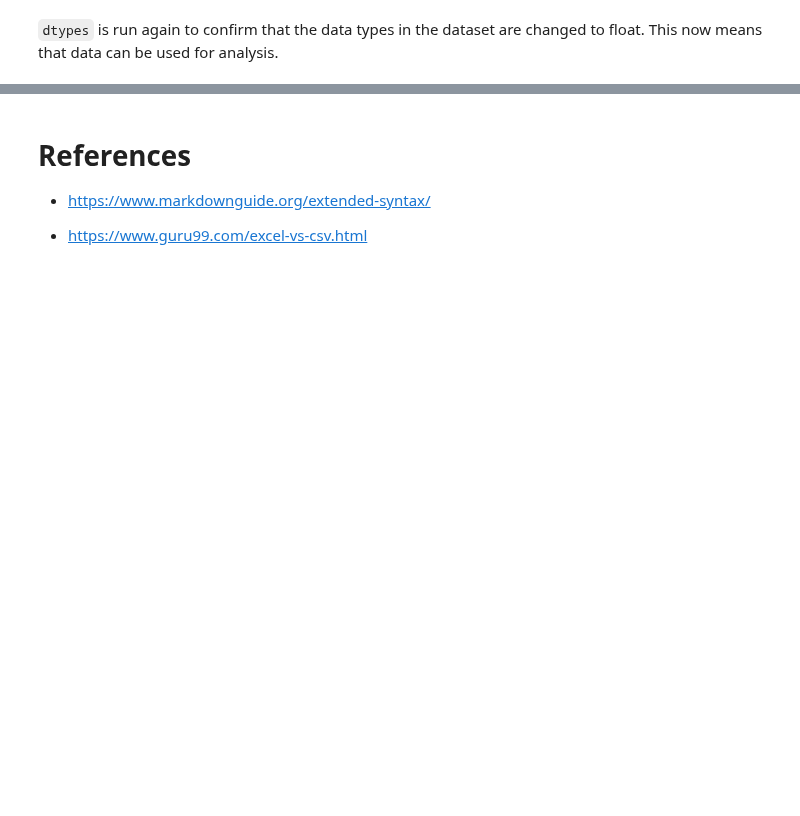
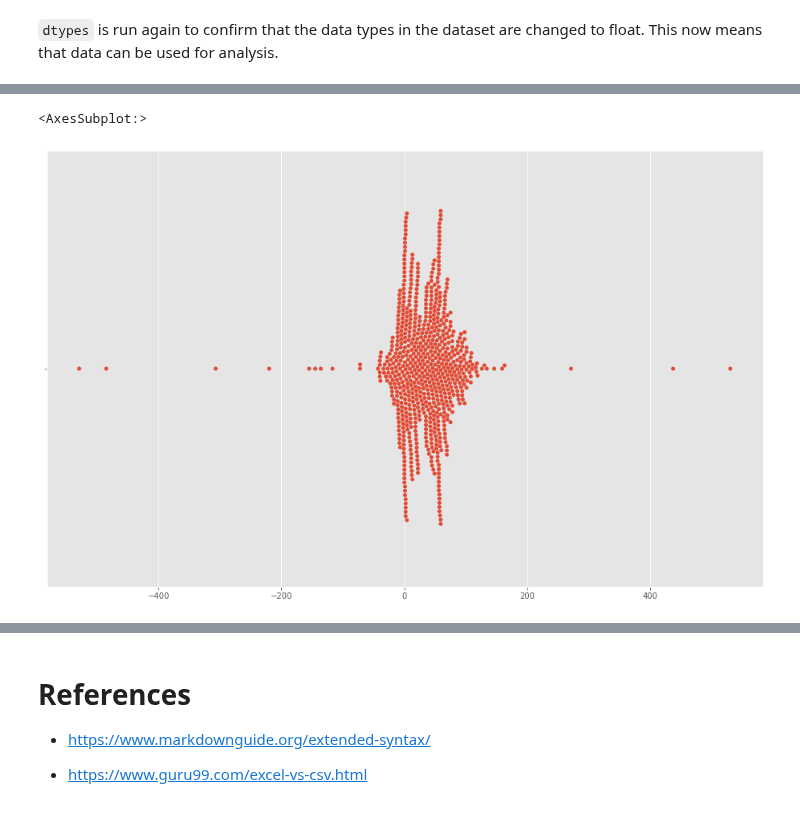
Before and after one commit to kaob1991/fundamentals-DA-assessment, a Jupyter notebook: cao.ipynb, the cells around one changed output, grey strips where cells are left out. Drawn from its saved outputs; the diff is of its cells as text; code cells hidden in the pictures; blank space fills up the shorter version.

```diff
--- a/cao.ipynb
+++ b/cao.ipynb
@@ -938,0 +1005,3 @@ sns.stripplot (y = diff)
+# %%
+diff_21_19 = allcourses["points_r1_2021"]-allcourses["EOS"]
+diff_21_19
@@ -943,2 +1027,5 @@ sns.stripplot (y = allcourses["points_r1_2021"])
 # %%
-sns.swarmplot(x = diff )
+sns.swarmplot(x = diff_21_19)
+# %% [output]
+<AxesSubplot:>
+[figure, added]
```
Also changed, not shown: parts of 20 cells of this notebook, 4 other files.
